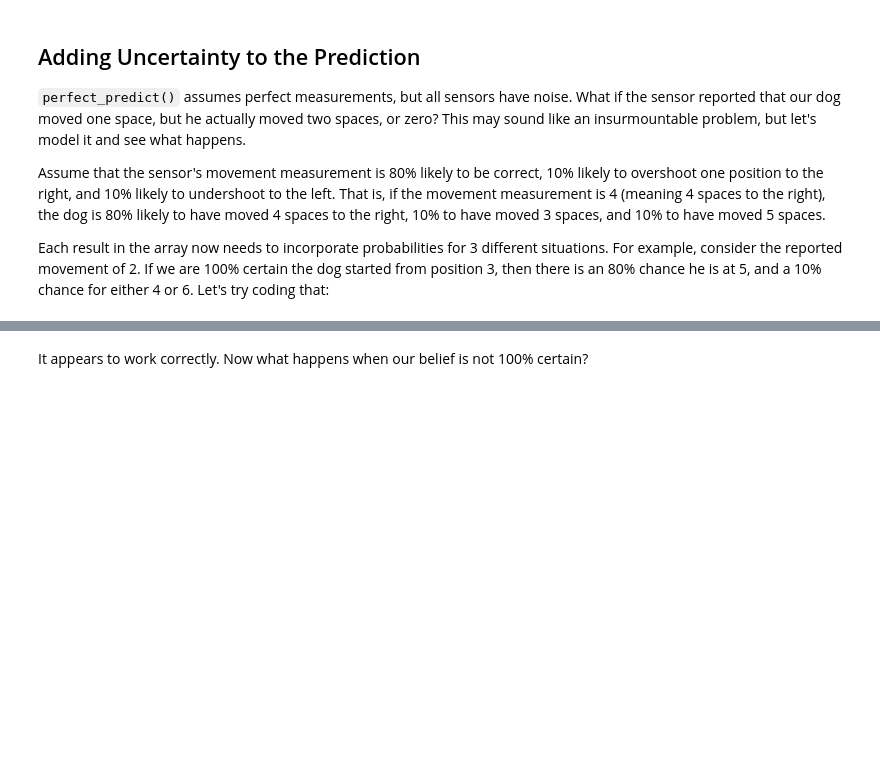
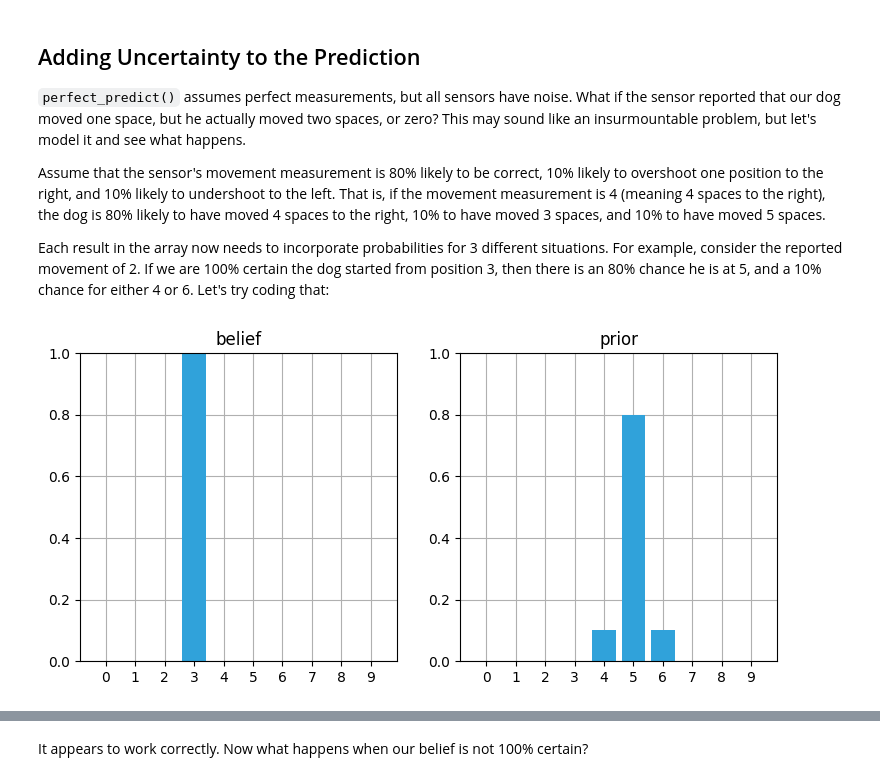
Before and after one commit to xushengyichn/Kalman-and-Bayesian-Filters-in-Python, a Jupyter notebook: 02-Discrete-Bayes.ipynb, the cells around one changed output, grey strips where cells are left out. Drawn from its saved outputs; the diff is of its cells as text; code cells hidden in the pictures; blank space fills up the shorter version.

```diff
--- a/02-Discrete-Bayes.ipynb
+++ b/02-Discrete-Bayes.ipynb
@@ -334,6 +339,19 @@ $$f_x(v_x, t) = v_k t$$.
 Assume that the sensor's movement measurement is 80% likely to be correct, 10% likely to overshoot one position to the right, and 10% likely to undershoot to the left. That is, if the movement measurement is 4 (meaning 4 spaces to the right), the dog is 80% likely to have moved 4 spaces to the right, 10% to have moved 3 spaces, and 10% to have moved 5 spaces.
 
 Each result in the array now needs to incorporate probabilities for 3 different situations. For example, consider the reported movement of 2. If we are 100% certain the dog started from position 3, then there is an 80% chance he is at 5, and a 10% chance for either 4 or 6. Let's try coding that:
+# %%
+def predict_move(belief, move, p_under, p_correct, p_over):
+    n = len(belief)
+    result = np.zeros(n)
+    for i in range(n):
+        result[i] = belief[(i-move) % n] * p_correct + belief[(i-move-1) % n] * p_over + belief[(i-move+1) % n] * p_under
+    return result
+
+belief = [0., 0., 0., 1., 0., 0., 0., 0., 0., 0.]
+prior = predict_move(belief, 2, .1, .8, .1)
+book_plots.plot_belief_vs_prior(belief, prior)
+# %% [output]
+[figure, added]
 # %%
 def predict_move(belief, move, p_under, p_correct, p_over):
     n = len(belief)
```
Also changed, not shown: parts of 9 cells of this notebook.
